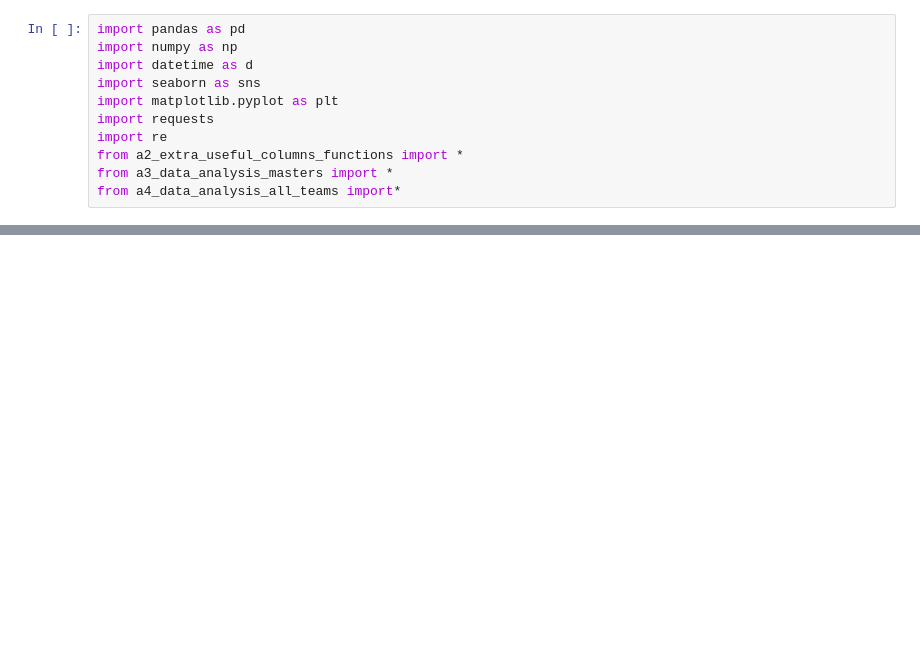
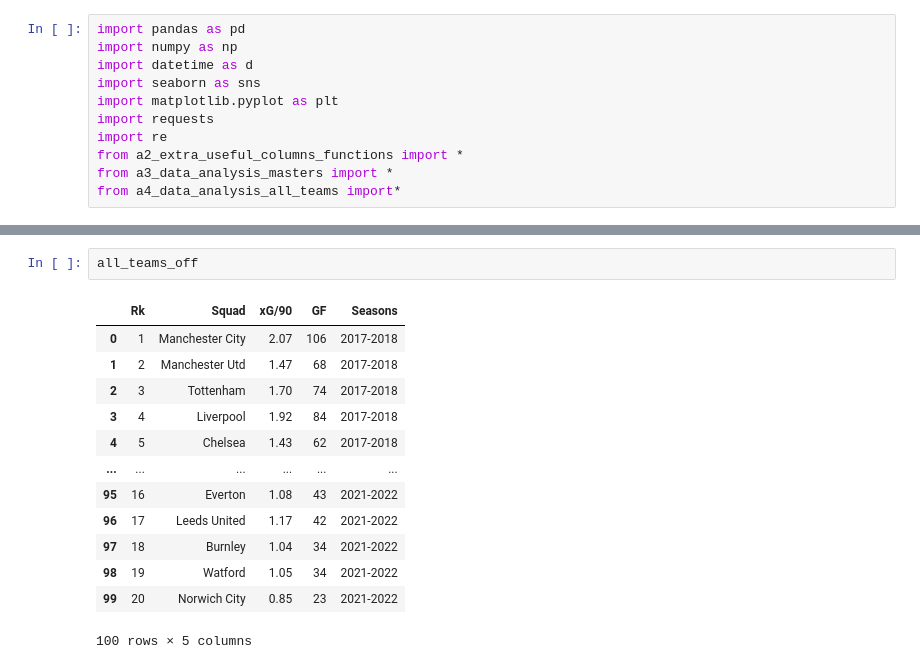
Before and after one commit to mchruszczewski/projekty_python, a Jupyter notebook: Data analysis- Arsenal/b1_visualizations.ipynb, the cells around one changed output, grey strips where cells are left out. Drawn from its saved outputs; the diff is of its cells as text; blank space fills up the shorter version.

```diff
--- a/Data analysis- Arsenal/b1_visualizations.ipynb
+++ b/Data analysis- Arsenal/b1_visualizations.ipynb
@@ -35,0 +71,16 @@ plt.show()
+# %%
+all_teams_off
+# %% [output]
+|  | Rk | Squad | xG/90 | GF | Seasons |
+| 0 | 1 | Manchester City | 2.07 | 106 | 2017-2018 |
+| 1 | 2 | Manchester Utd | 1.47 | 68 | 2017-2018 |
+| 2 | 3 | Tottenham | 1.70 | 74 | 2017-2018 |
+| 3 | 4 | Liverpool | 1.92 | 84 | 2017-2018 |
+| 4 | 5 | Chelsea | 1.43 | 62 | 2017-2018 |
+| ... | ... | ... | ... | ... | ... |
+| 95 | 16 | Everton | 1.08 | 43 | 2021-2022 |
+| 96 | 17 | Leeds United | 1.17 | 42 | 2021-2022 |
+| 97 | 18 | Burnley | 1.04 | 34 | 2021-2022 |
+| 98 | 19 | Watford | 1.05 | 34 | 2021-2022 |
+| 99 | 20 | Norwich City | 0.85 | 23 | 2021-2022 |
+100 rows × 5 columns
```
Also changed, not shown: parts of 4 cells of this notebook, 10 other files.
